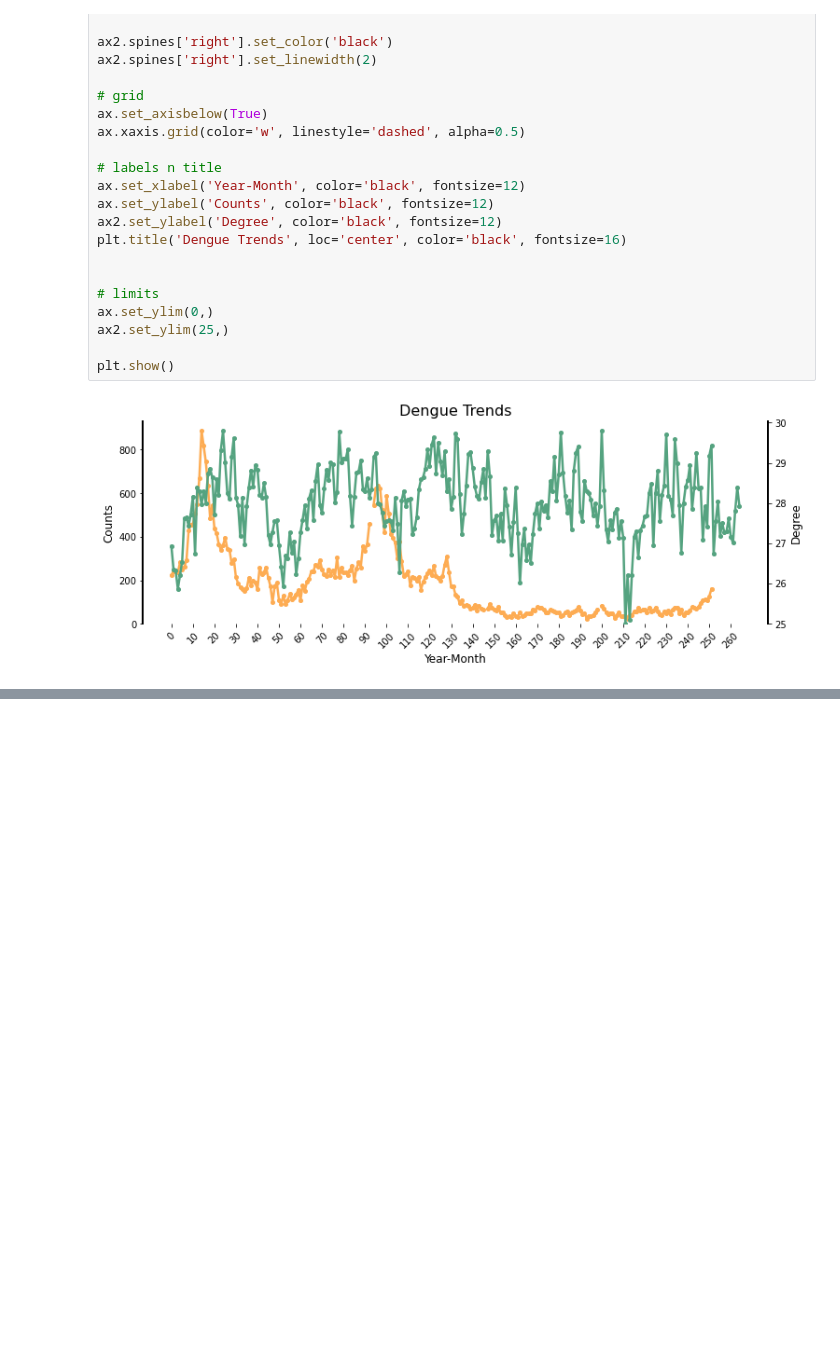
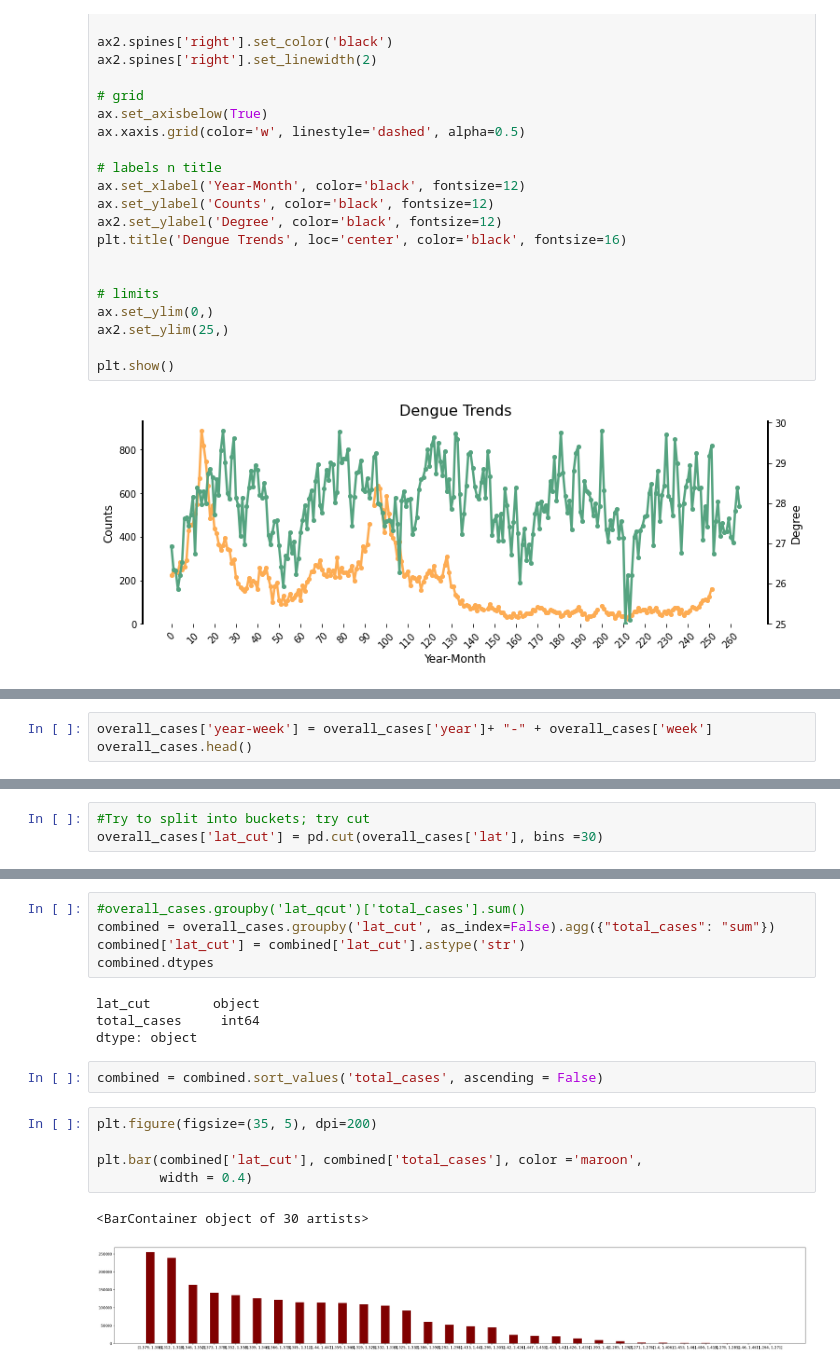
Before and after one commit to garyfoohw/GA_DSIF_Dengue, a Jupyter notebook: src/02_EDA_Anni.ipynb, the cells around one changed output, grey strips where cells are left out. Drawn from its saved outputs; the diff is of its cells as text; blank space fills up the shorter version.

```diff
--- a/src/02_EDA_Anni.ipynb
+++ b/src/02_EDA_Anni.ipynb
@@ -1333,0 +1532,3 @@ plt.show()
+# %%
+overall_cases['year-week'] = overall_cases['year']+ "-" + overall_cases['week']
+overall_cases.head()
@@ -1333,0 +1559,3 @@ plt.show()
+# %%
+#Try to split into buckets; try cut
+overall_cases['lat_cut'] = pd.cut(overall_cases['lat'], bins =30)
@@ -1333,0 +1659,19 @@ plt.show()
+# %%
+#overall_cases.groupby('lat_qcut')['total_cases'].sum()
+combined = overall_cases.groupby('lat_cut', as_index=False).agg({"total_cases": "sum"})
+combined['lat_cut'] = combined['lat_cut'].astype('str')
+combined.dtypes
+# %% [output]
+lat_cut        object
+total_cases     int64
+dtype: object
+# %%
+combined = combined.sort_values('total_cases', ascending = False)
+# %%
+plt.figure(figsize=(35, 5), dpi=200)
+
+plt.bar(combined['lat_cut'], combined['total_cases'], color ='maroon',
+        width = 0.4)
+# %% [output]
+<BarContainer object of 30 artists>
+[figure, added]
```
Also changed, not shown: parts of 43 cells of this notebook.
